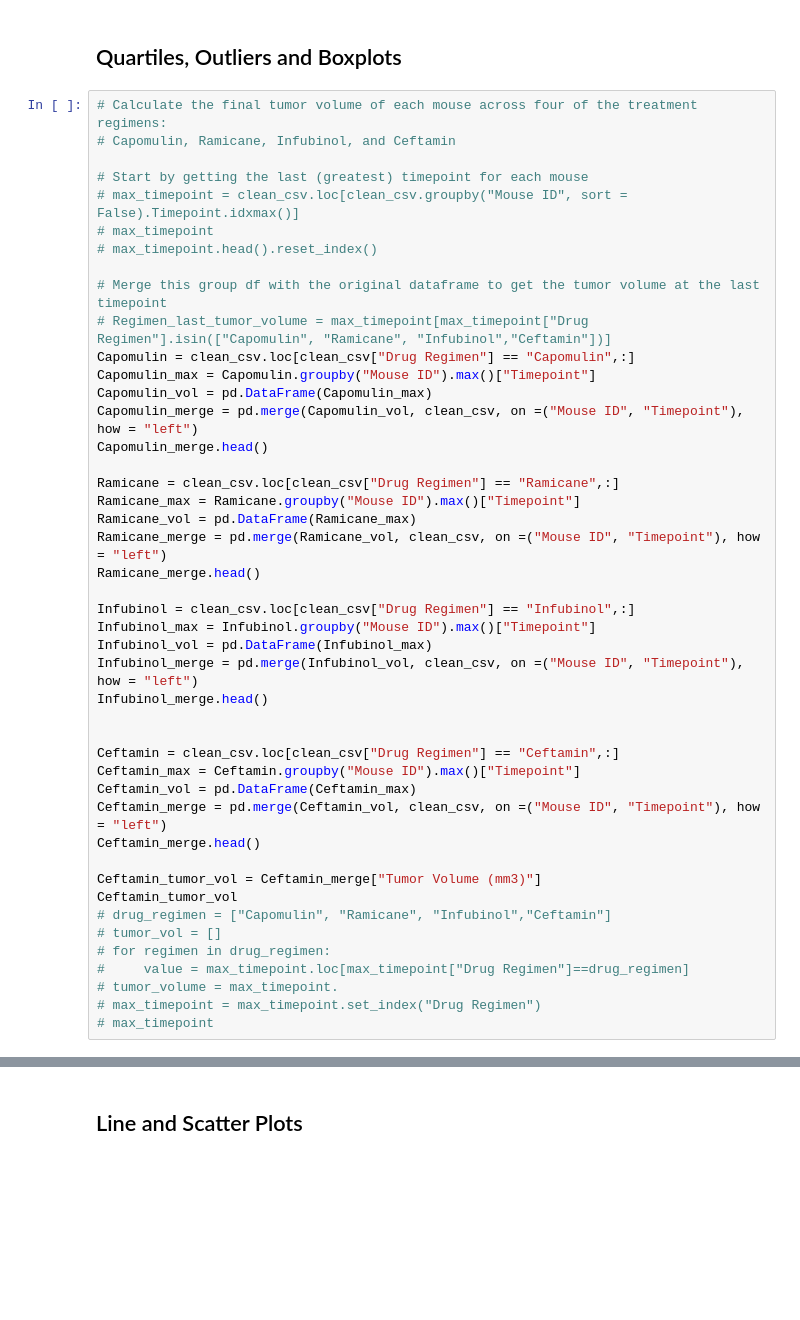
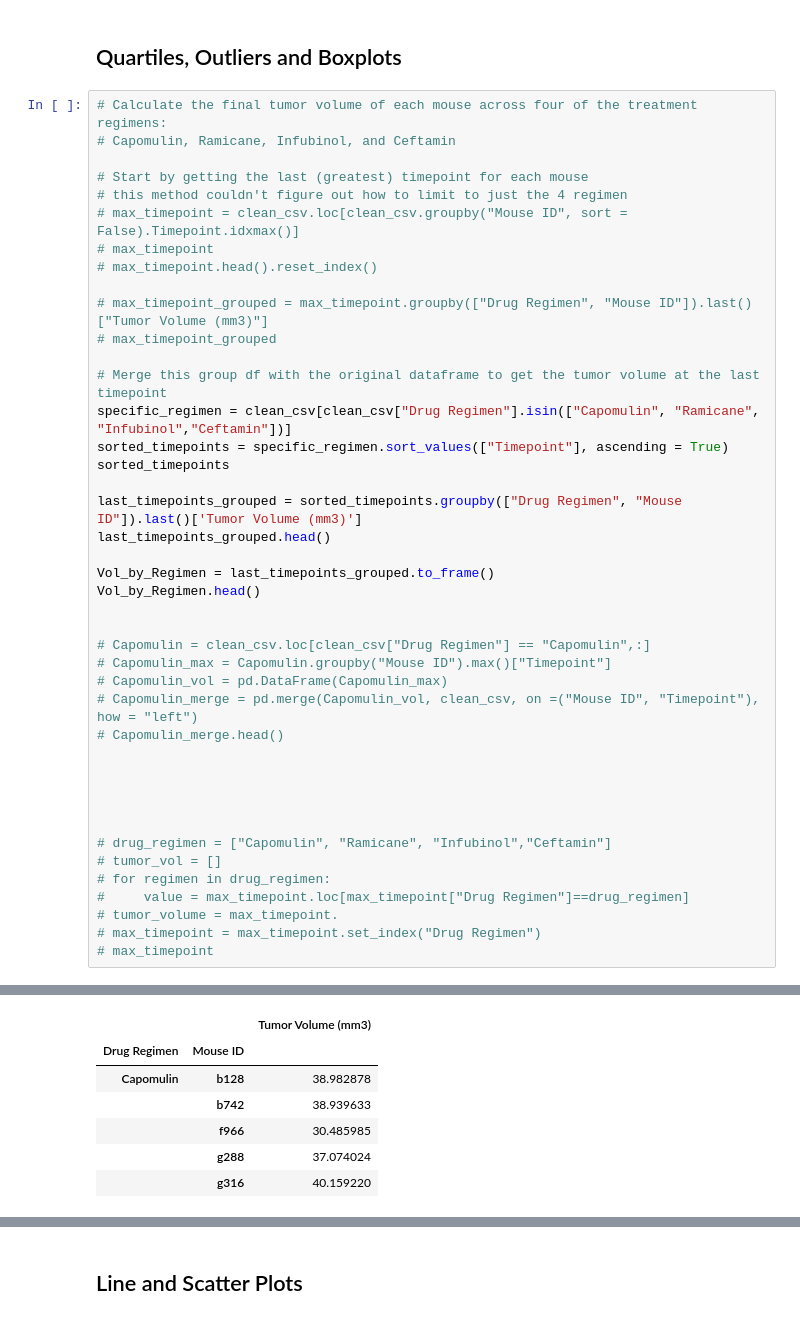
Before and after one commit to vsanga04/Matplotlib, a Jupyter notebook: Pymaceuticals/pymaceuticals_starter.ipynb, the cells around one changed output, grey strips where cells are left out. Saved outputs shown, nothing was run; the diff lists cells and outputs as text; blank space fills up the shorter version.

Commit message:
at the last point

```diff
--- a/Pymaceuticals/pymaceuticals_starter.ipynb
+++ b/Pymaceuticals/pymaceuticals_starter.ipynb
@@ -215,39 +211,36 @@ plt.axis("equal")
 # Capomulin, Ramicane, Infubinol, and Ceftamin
 
 # Start by getting the last (greatest) timepoint for each mouse
+# this method couldn't figure out how to limit to just the 4 regimen
 # max_timepoint = clean_csv.loc[clean_csv.groupby("Mouse ID", sort = False).Timepoint.idxmax()]
 # max_timepoint
 # max_timepoint.head().reset_index()
 
+# max_timepoint_grouped = max_timepoint.groupby(["Drug Regimen", "Mouse ID"]).last()["Tumor Volume (mm3)"]
+# max_timepoint_grouped
+
 # Merge this group df with the original dataframe to get the tumor volume at the last timepoint
-# Regimen_last_tumor_volume = max_timepoint[max_timepoint["Drug Regimen"].isin(["Capomulin", "Ramicane", "Infubinol","Ceftamin"])]
-Capomulin = clean_csv.loc[clean_csv["Drug Regimen"] == "Capomulin",:]
-Capomulin_max = Capomulin.groupby("Mouse ID").max()["Timepoint"]
-Capomulin_vol = pd.DataFrame(Capomulin_max)
-Capomulin_merge = pd.merge(Capomulin_vol, clean_csv, on =("Mouse ID", "Timepoint"), how = "left")
-Capomulin_merge.head()
+specific_regimen = clean_csv[clean_csv["Drug Regimen"].isin(["Capomulin", "Ramicane", "Infubinol","Ceftamin"])]
+sorted_timepoints = specific_regimen.sort_values(["Timepoint"], ascending = True)
+sorted_timepoints
 
-Ramicane = clean_csv.loc[clean_csv["Drug Regimen"] == "Ramicane",:]
-Ramicane_max = Ramicane.groupby("Mouse ID").max()["Timepoint"]
-Ramicane_vol = pd.DataFrame(Ramicane_max)
-Ramicane_merge = pd.merge(Ramicane_vol, clean_csv, on =("Mouse ID", "Timepoint"), how = "left")
-Ramicane_merge.head()
+last_timepoints_grouped = sorted_timepoints.groupby(["Drug Regimen", "Mouse ID"]).last()['Tumor Volume (mm3)']
+last_timepoints_grouped.head()
 
-Infubinol = clean_csv.loc[clean_csv["Drug Regimen"] == "Infubinol",:]
-Infubinol_max = Infubinol.groupby("Mouse ID").max()["Timepoint"]
-Infubinol_vol = pd.DataFrame(Infubinol_max)
-Infubinol_merge = pd.merge(Infubinol_vol, clean_csv, on =("Mouse ID", "Timepoint"), how = "left")
-Infubinol_merge.head()
+Vol_by_Regimen = last_timepoints_grouped.to_frame()
+Vol_by_Regimen.head()
 
 
-Ceftamin = clean_csv.loc[clean_csv["Drug Regimen"] == "Ceftamin",:]
-Ceftamin_max = Ceftamin.groupby("Mouse ID").max()["Timepoint"]
-Ceftamin_vol = pd.DataFrame(Ceftamin_max)
-Ceftamin_merge = pd.merge(Ceftamin_vol, clean_csv, on =("Mouse ID", "Timepoint"), how = "left")
-Ceftamin_merge.head()
+# Capomulin = clean_csv.loc[clean_csv["Drug Regimen"] == "Capomulin",:]
+# Capomulin_max = Capomulin.groupby("Mouse ID").max()["Timepoint"]
+# Capomulin_vol = pd.DataFrame(Capomulin_max)
+# Capomulin_merge = pd.merge(Capomulin_vol, clean_csv, on =("Mouse ID", "Timepoint"), how = "left")
+# Capomulin_merge.head()
 
-Ceftamin_tumor_vol = Ceftamin_merge["Tumor Volume (mm3)"]
-Ceftamin_tumor_vol
+
+
+
+
 # drug_regimen = ["Capomulin", "Ramicane", "Infubinol","Ceftamin"]
 # tumor_vol = []
 # for regimen in drug_regimen:
@@ -276,3 +252,10 @@ Name: Tumor Volume (mm3), dtype: float64
+|  |  | Tumor Volume (mm3) |
+| Drug Regimen | Mouse ID |  |
+| Capomulin | b128 | 38.982878 |
+|  | b742 | 38.939633 |
+|  | f966 | 30.485985 |
+|  | g288 | 37.074024 |
+|  | g316 | 40.159220 |
 # %%
 # Put treatments into a list for for loop (and later for plot labels)
 drug_regimen = ["Capomulin", "Ramicane", "Infubinol","Ceftamin"]
```
Also changed, not shown: parts of 9 cells of this notebook.
